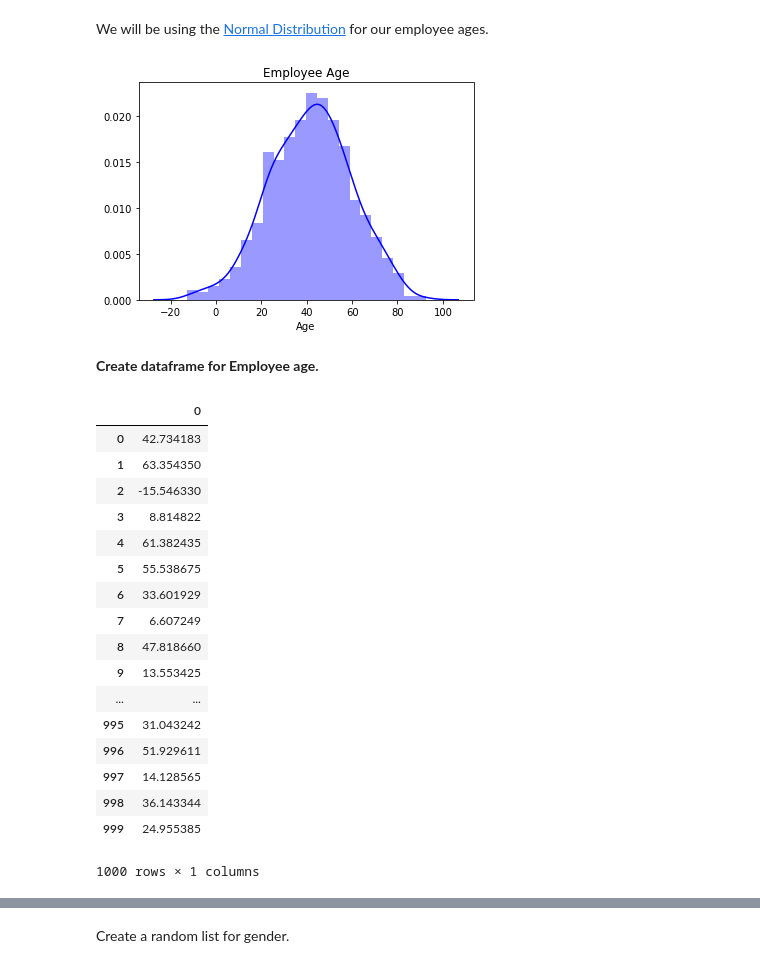
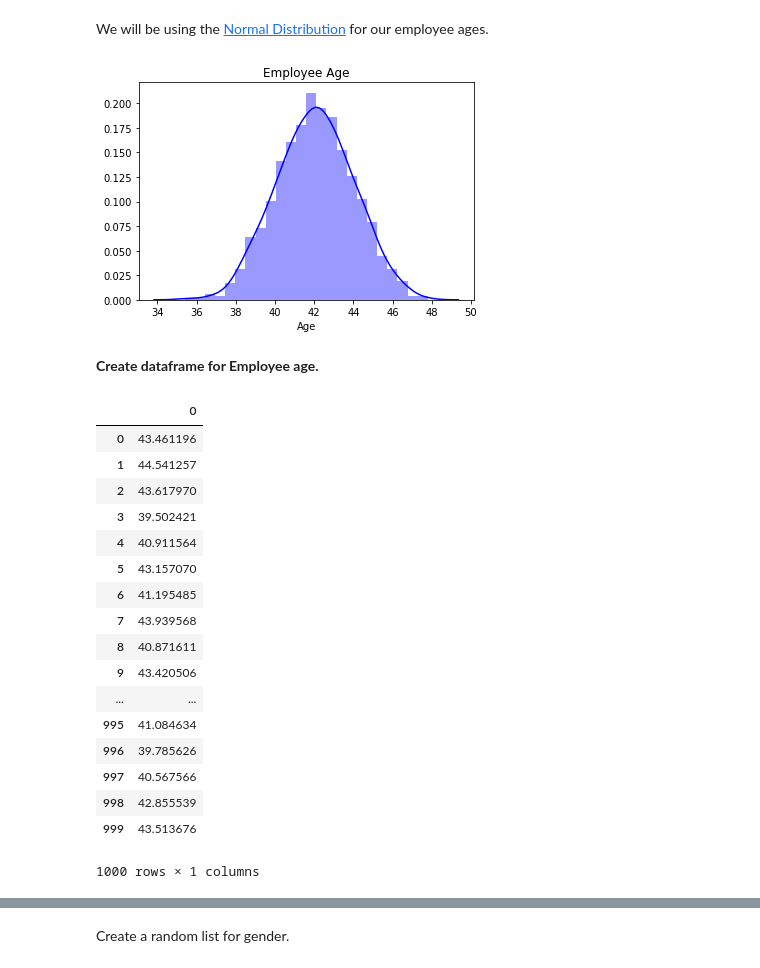
Before and after one commit to daithimarkham/Programming-for-Data-Analysis-Project-2019, a Jupyter notebook: Programming for Data Analysis Project 2019.ipynb, the cells around one changed output, grey strips where cells are left out. Cells and saved outputs as stored; diff of their text form; code cells hidden in the pictures.

```diff
--- a/Programming for Data Analysis Project 2019.ipynb
+++ b/Programming for Data Analysis Project 2019.ipynb
@@ -228,17 +229,17 @@ np.median(Employee_Age) # Returns average of two middle values when data point i
 We will be using the <a href="https://www.sharpsightlabs.com/blog/numpy-random-normal/">Normal Distribution</a> for our employee ages.
 # %%
 # mean = loc, scale = stan deviation of normal distrubtion, size = sample size.
-Employee_Age = pd.DataFrame(np.random.normal(loc = 42, scale = 18, size = 1000))
+Employee_Age = pd.DataFrame(np.random.normal(loc = 42, scale = 2, size = 1000))
 
 sns.distplot(Employee_Age, color = 'blue')
 
 plt.title('Employee Age') # Title
 
 plt.xlabel('Age') # Labels X axis
 
 plt.show()
 # %% [output]
-[figure, old version]
+[figure, new version]
 # %% [markdown]
 
 **Create dataframe for Employee age.**
@@ -248,22 +249,22 @@ df1 = pd.DataFrame(Employee_Age)
 df1
 # %% [output]
 |  | 0 |
-| 0 | 42.734183 |
-| 1 | 63.354350 |
-| 2 | -15.546330 |
-| 3 | 8.814822 |
-| 4 | 61.382435 |
-| 5 | 55.538675 |
-| 6 | 33.601929 |
-| 7 | 6.607249 |
-| 8 | 47.818660 |
-| 9 | 13.553425 |
+| 0 | 43.461196 |
+| 1 | 44.541257 |
+| 2 | 43.617970 |
+| 3 | 39.502421 |
+| 4 | 40.911564 |
+| 5 | 43.157070 |
+| 6 | 41.195485 |
+| 7 | 43.939568 |
+| 8 | 40.871611 |
+| 9 | 43.420506 |
 | ... | ... |
-| 995 | 31.043242 |
-| 996 | 51.929611 |
-| 997 | 14.128565 |
-| 998 | 36.143344 |
-| 999 | 24.955385 |
+| 995 | 41.084634 |
+| 996 | 39.785626 |
+| 997 | 40.567566 |
+| 998 | 42.855539 |
+| 999 | 43.513676 |
 1000 rows × 1 columns
 # %% [markdown]
 
```
Also changed, not shown: parts of 29 cells of this notebook.
